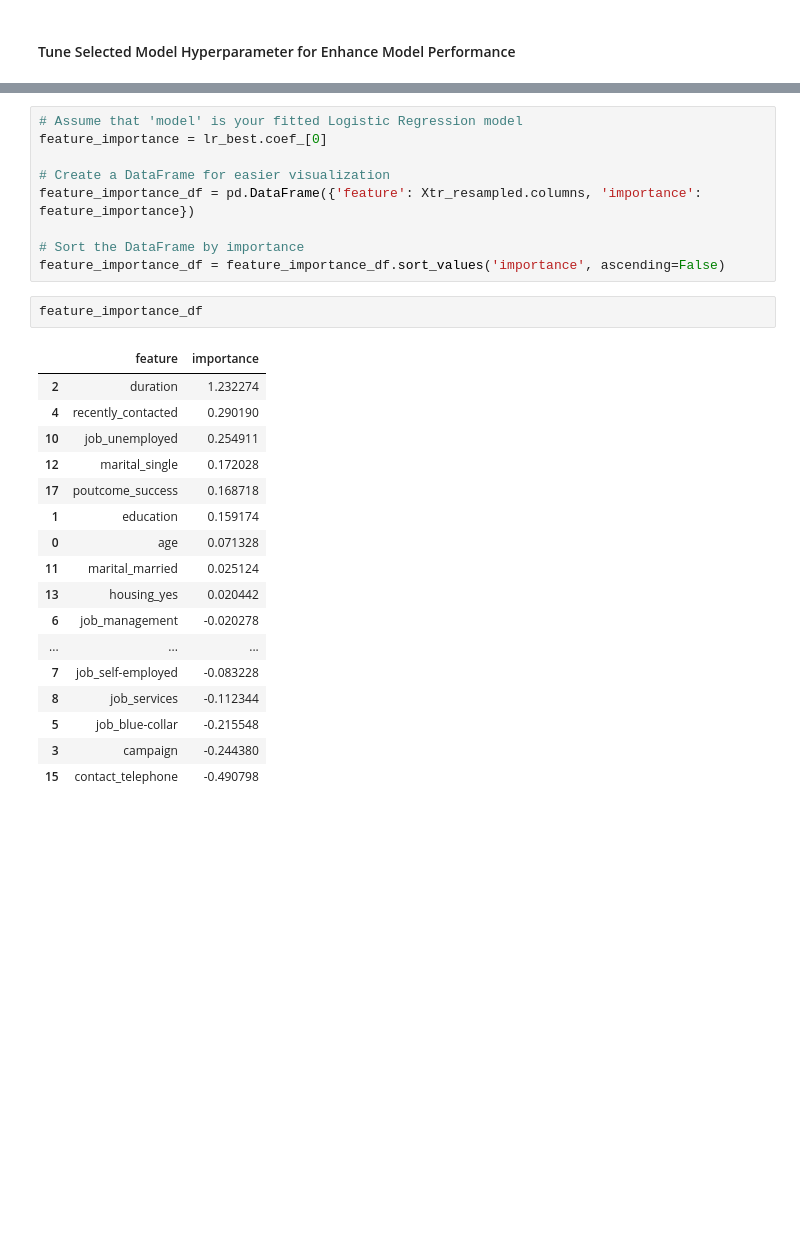
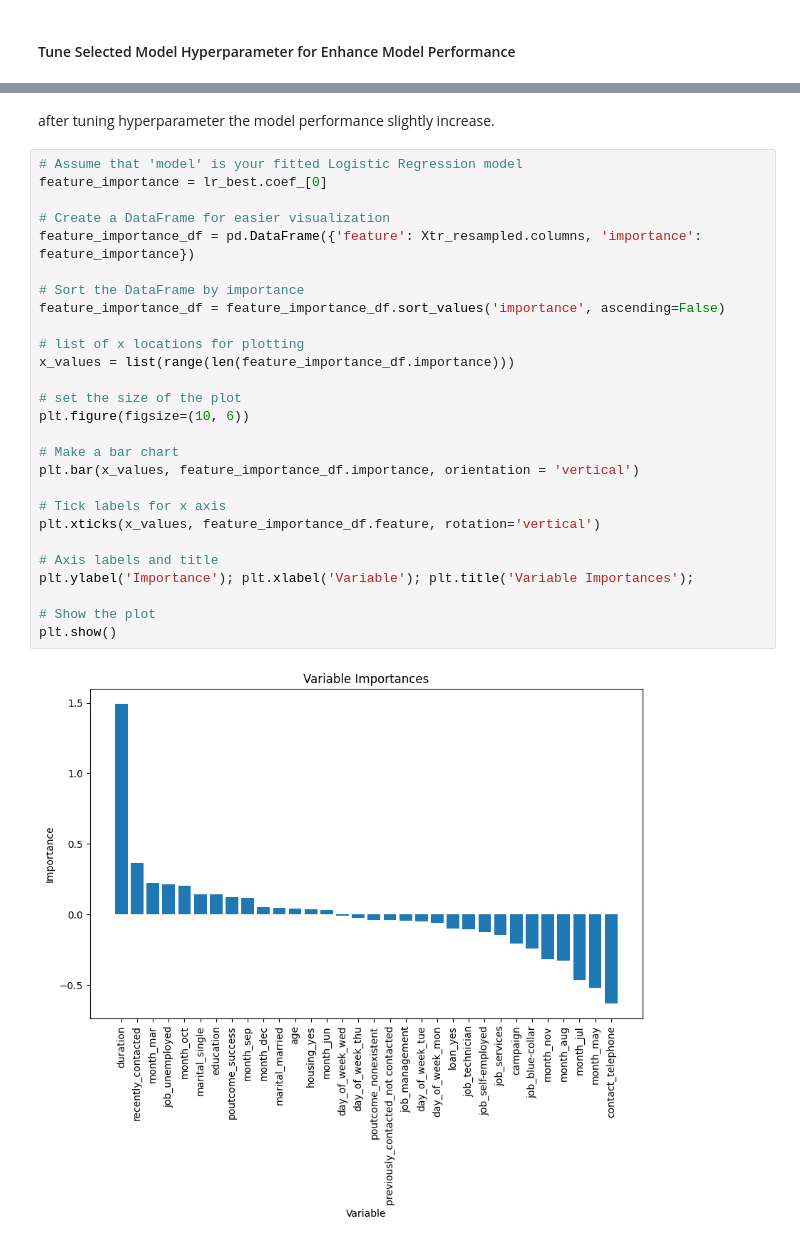
Before and after one commit to azaryasph/idx-partners-challenge, a Jupyter notebook: challenge_w3_pyml/notebooks/challenge_week3.ipynb, the cells around one changed output, grey strips where cells are left out. Saved outputs shown, nothing was run; the diff lists cells and outputs as text; blank space fills up the shorter version.

```diff
--- a/challenge_w3_pyml/notebooks/challenge_w3.ipynb
+++ b/challenge_w3_pyml/notebooks/challenge_week3.ipynb
@@ -542,29 +577,31 @@ Test Precision: 0.3258845437616387
+# %% [markdown]
+after tuning hyperparameter the model performance slightly increase.
 # %%
 # Assume that 'model' is your fitted Logistic Regression model
 feature_importance = lr_best.coef_[0]
 
 # Create a DataFrame for easier visualization
 feature_importance_df = pd.DataFrame({'feature': Xtr_resampled.columns, 'importance': feature_importance})
 
 # Sort the DataFrame by importance
 feature_importance_df = feature_importance_df.sort_values('importance', ascending=False)
+
+# list of x locations for plotting
+x_values = list(range(len(feature_importance_df.importance)))
+
+# set the size of the plot
+plt.figure(figsize=(10, 6))
+
+# Make a bar chart
+plt.bar(x_values, feature_importance_df.importance, orientation = 'vertical')
+
+# Tick labels for x axis
+plt.xticks(x_values, feature_importance_df.feature, rotation='vertical')
+
+# Axis labels and title
+plt.ylabel('Importance'); plt.xlabel('Variable'); plt.title('Variable Importances');
+
+# Show the plot
+plt.show()
+# %% [output]
+[figure, added]
-# %%
-feature_importance_df
-# %% [output]
-|  | feature | importance |
-| 2 | duration | 1.232274 |
-| 4 | recently_contacted | 0.290190 |
-| 10 | job_unemployed | 0.254911 |
-| 12 | marital_single | 0.172028 |
-| 17 | poutcome_success | 0.168718 |
-| 1 | education | 0.159174 |
-| 0 | age | 0.071328 |
-| 11 | marital_married | 0.025124 |
-| 13 | housing_yes | 0.020442 |
-| 6 | job_management | -0.020278 |
-| ... | ... | ... |
-| 7 | job_self-employed | -0.083228 |
-| 8 | job_services | -0.112344 |
-| 5 | job_blue-collar | -0.215548 |
-| 3 | campaign | -0.244380 |
-| 15 | contact_telephone | -0.490798 |
```
Also changed, not shown: parts of 22 cells of this notebook, 1 other file.
